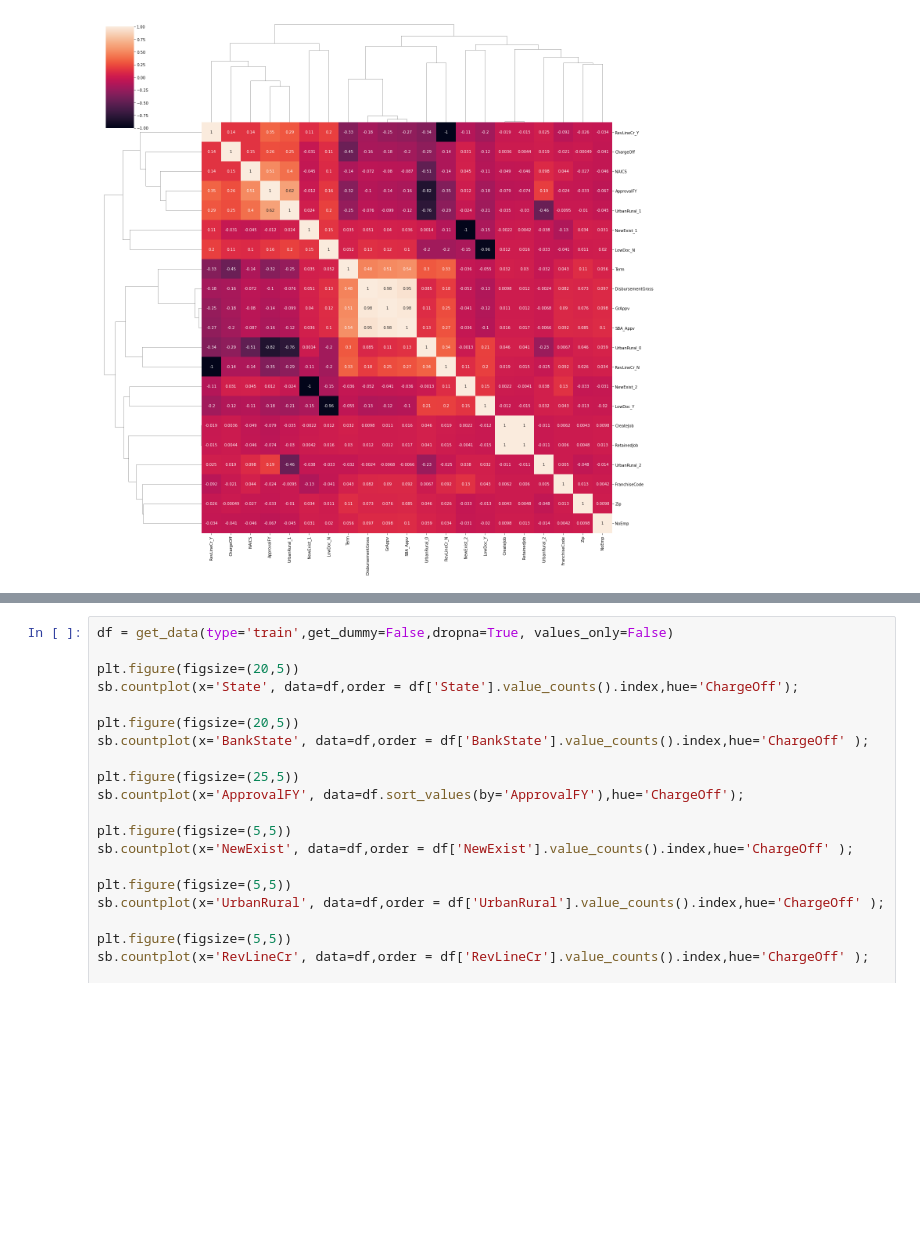
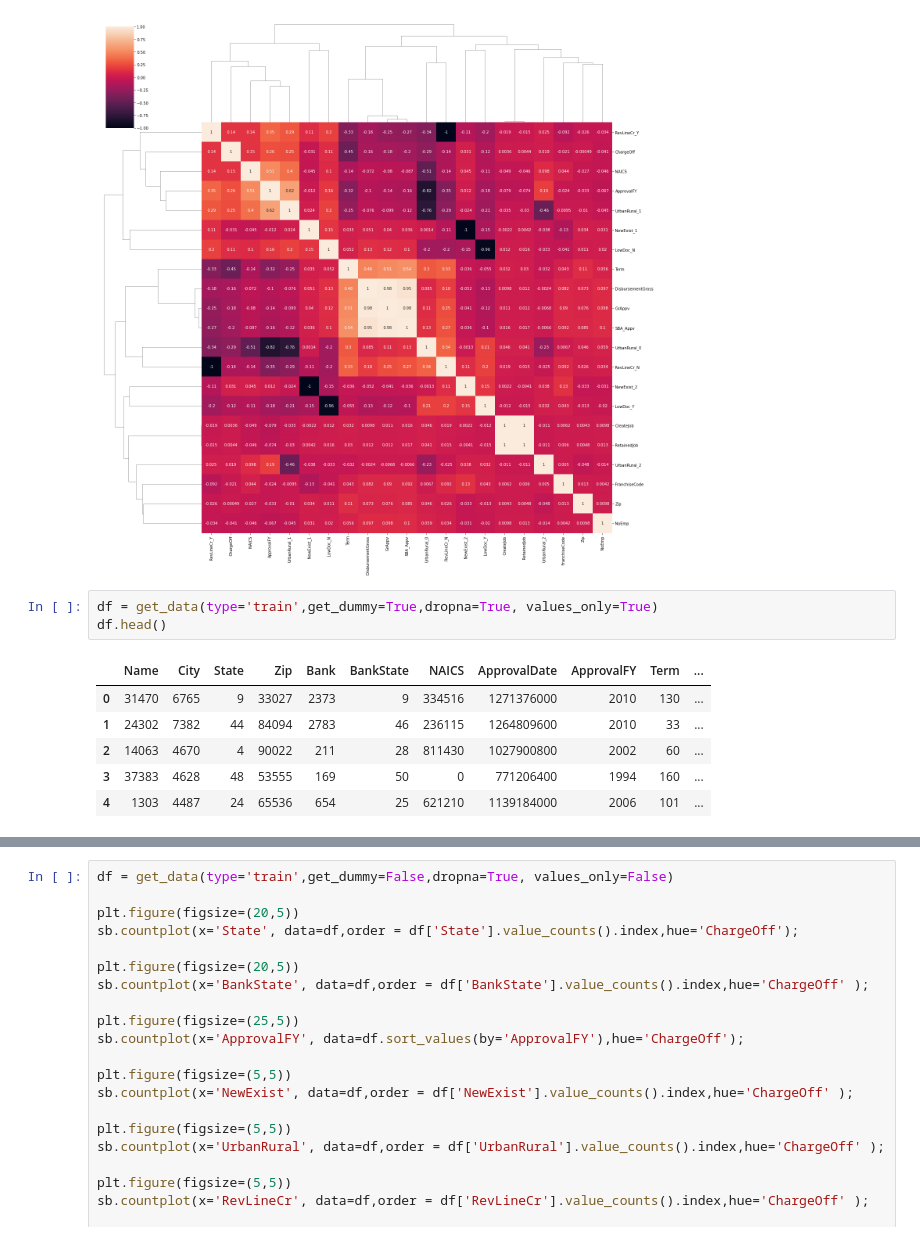
Before and after one commit to pocketgirl89757/CS5228_Project, a Jupyter notebook: data_visualization.ipynb, the cells around one changed output, grey strips where cells are left out. Saved outputs shown, nothing was run; the diff lists cells and outputs as text; blank space fills up the shorter version.

```diff
--- a/data_visualization.ipynb
+++ b/data_visualization.ipynb
@@ -26,3 +26,13 @@ sb.clustermap(df.corr(), annot=True, figsize=(20, 20))
 # %% [output]
 <seaborn.matrix.ClusterGrid at 0x...>
 [figure]
+# %%
+df = get_data(type='train',get_dummy=True,dropna=True, values_only=True)
+df.head()
+# %% [output]
+|  | Name | City | State | Zip | Bank | BankState | NAICS | ApprovalDate | ApprovalFY | Term | ... |
+| 0 | 31470 | 6765 | 9 | 33027 | 2373 | 9 | 334516 | 1271376000 | 2010 | 130 | ... |
+| 1 | 24302 | 7382 | 44 | 84094 | 2783 | 46 | 236115 | 1264809600 | 2010 | 33 | ... |
+| 2 | 14063 | 4670 | 4 | 90022 | 211 | 28 | 811430 | 1027900800 | 2002 | 60 | ... |
+| 3 | 37383 | 4628 | 48 | 53555 | 169 | 50 | 0 | 771206400 | 1994 | 160 | ... |
+| 4 | 1303 | 4487 | 24 | 65536 | 654 | 25 | 621210 | 1139184000 | 2006 | 101 | ... |
```
Also changed, not shown: parts of 1 cell of this notebook, 2 other files.
